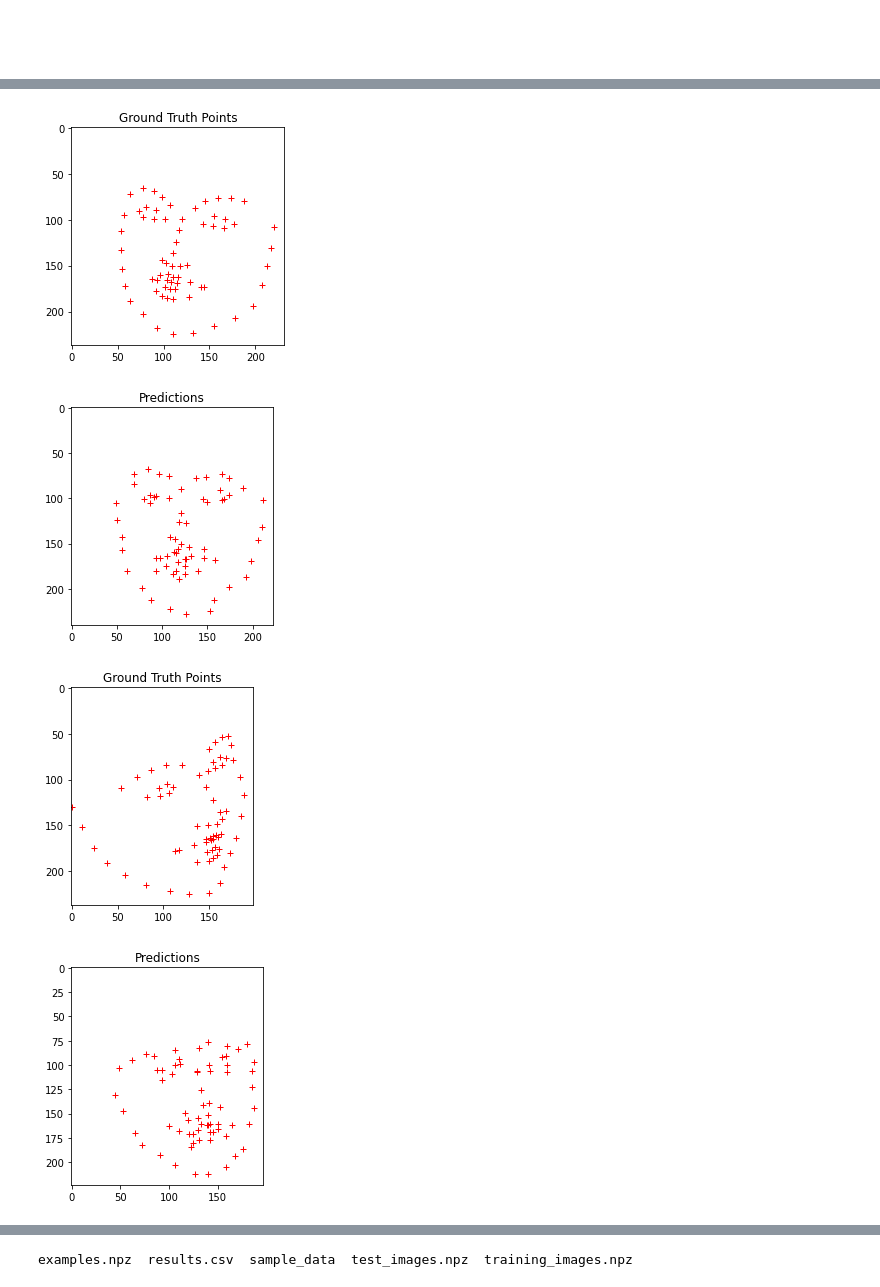
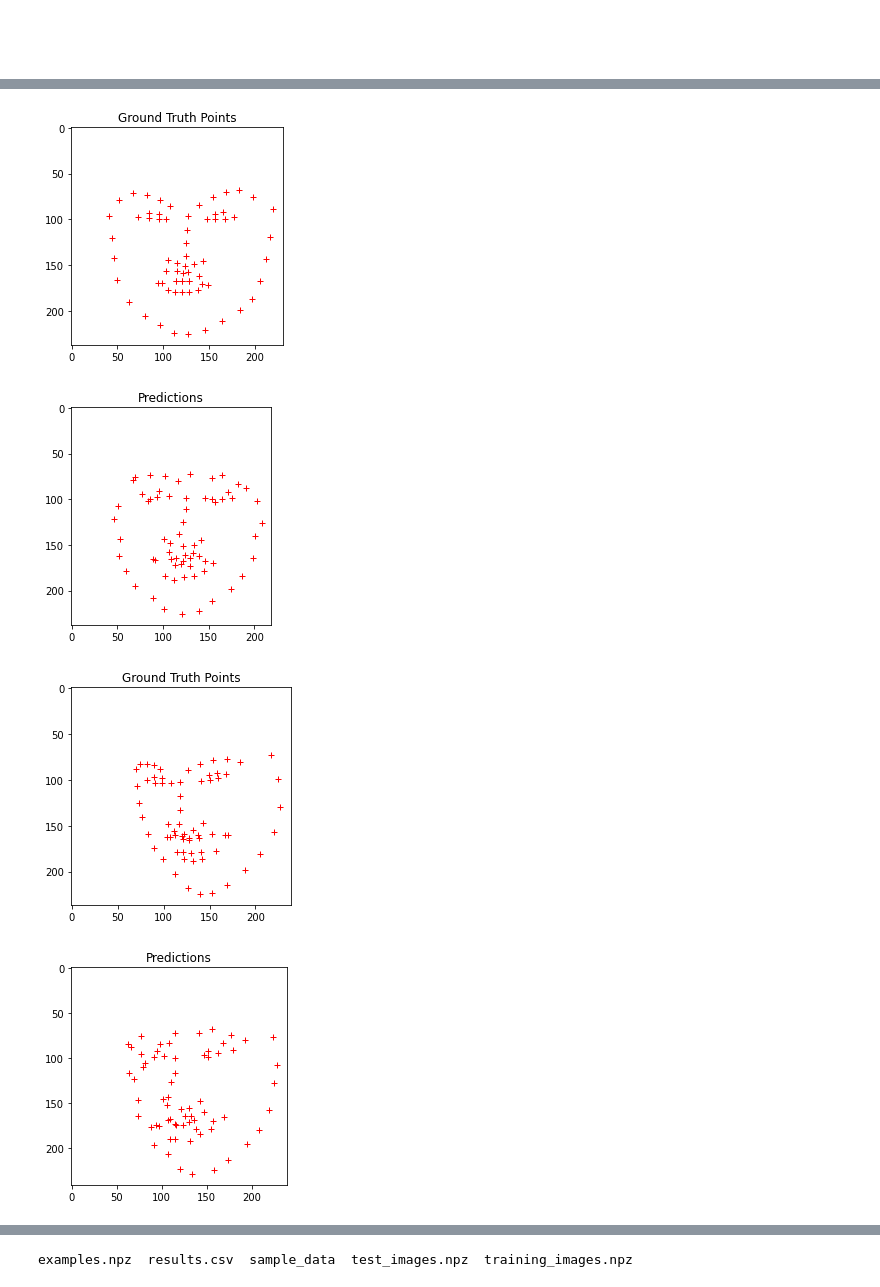
Before and after one commit to LordLean/Computer-Vision, a Jupyter notebook: CV_Labs/CV_183708.ipynb, the cells around one changed output, grey strips where cells are left out. Drawn from its saved outputs; the diff is of its cells as text; code cells hidden in the pictures.

```diff
--- a/CV_Labs/CV_183708.ipynb
+++ b/CV_Labs/CV_183708.ipynb
@@ -397,7 +402,2 @@ array([[  1,   2,   0],
 # %% [markdown]
 <br>
-# %%
-#@title Visualize Training Images and Points
-for i in range(1):
-  idx = np.random.randint(0, train_images.shape[0])
-  visualise_pts(train_images[i, ...], train_pts[i, ...],title_num=0)
@@ -430,0 +475,3 @@ y_test = y[-500:]
+# %%
+#@title Shuffle Data
+train_images, train_pts = shuffler(train_images,train_pts)
@@ -431,7 +554,7 @@ y_test = y[-500:]
 # %%
-
 model = Sequential()
 model.add(Conv2D(64, (3,3), input_shape=X_train.shape[1:]))
+# model.add(Conv2D(32, (3,3), input_shape=X_train.shape[1:]))
 model.add(Activation("relu"))
 model.add(MaxPooling2D(pool_size=(2,2)))
 
@@ -445,4 +568,4 @@ model.compile(loss="mean_squared_error",
               optimizer="adam",
               metrics=["mse"])
 
-model.fit(X_train,y_train, epochs=2, batch_size=32, validation_data=(X_test,y_test))
+model.fit(X_train,y_train, epochs=3, batch_size=1, validation_data=(X_test,y_test))
@@ -522,22 +679,26 @@ Trainable params: 133,853,264
 Non-trainable params: 0
 _________________________________________________________________
 # %%
-predictions = model.predict(X_test) * 250
+predictions = model.predict(X_test)
+predictions *= 250
 # %%
 #@title Visualization
 
+# Keep count of additional data from augmentation.
+additional_augs = max_num
+
 # Predictions on Empty Image
 npArray = np.array([[[0, 162, 232, 255]]], dtype='uint8')
-for i in range(15,17):
-    visualise_pts(npArray, train_pts[2311+i, ...],0)
+for i in range(23,25):
+    visualise_pts(npArray, train_pts[2311+additional_augs+i, ...],0)
     visualise_pts(npArray, predictions[i, ...].reshape(68,2),1)
 
 # Visualize Ground Truth vs predictions on Test (train split) Images
-for i in range(15,17):
-    visualise_pts(train_images[2311+i, ...], train_pts[2311+i, ...],0)
+for i in range(23,25):
+    visualise_pts(train_images[2311+additional_augs+i, ...], train_pts[2311+additional_augs+i, ...],0)
     visualise_pts(X_test[i, ...], predictions[i, ...].reshape(68,2),1)
 # %% [output]
-[figure, old version]
+[figure, new version]
-[figure, old version]
+[figure, new version]
-[figure, old version]
+[figure, new version]
-[figure, old version]
+[figure, new version]
```
Also changed, not shown: parts of 32 cells of this notebook.
